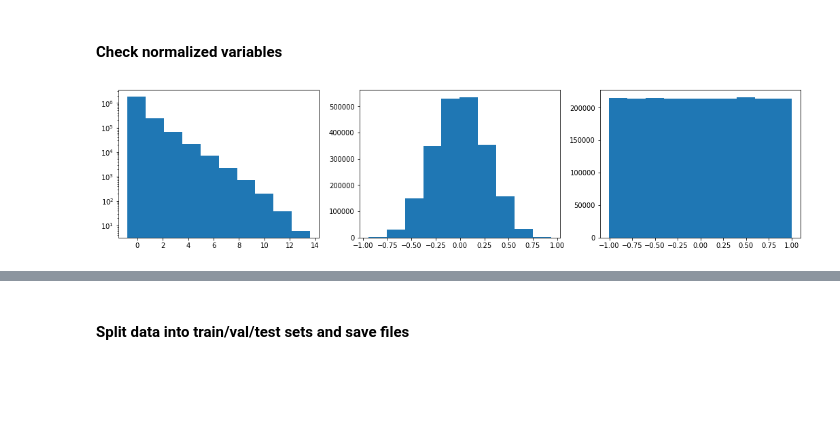
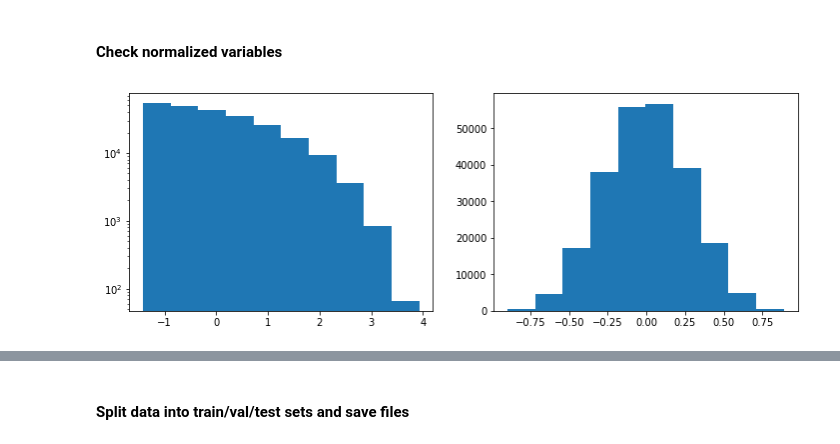
Before and after one commit to MLBasedJEC/DeepJEC, a Jupyter notebook: preprocess.ipynb, the cells around one changed output, grey strips where cells are left out. Drawn from its saved outputs; the diff is of its cells as text; code cells hidden in the pictures; blank space fills up the shorter version.

Commit message:
Added scaling of log10(pT) and normalizing of jet images

```diff
--- a/preprocess.ipynb
+++ b/preprocess.ipynb
@@ -53,24 +54,13 @@ def make_jet_images(df_jets, df_cands):
         y = df_cand_i['pfcand_phi']-df_cand_i['pfcand_phi'].iloc[0]
         weights = df_cand_i['pfcand_pt'] # pt of candidate is the weight
 
-        # Store values
-        x_coords.append(x)
-        y_coords.append(y)
-        w_values.append(weights)
-
         # Create a 2D histogram representing the jet image and then convert to an array
         hist, xedges, yedges = np.histogram2d(x.values, y.values, weights=weights, bins=(xbins,ybins))
         for ix in range(0,nx):
             for iy in range(0,ny):
                 jet_images[i,ix,iy,0] = hist[ix,iy]
 
-    # Store values for all jets
-    all_x = np.concatenate(x_coords)
-    all_y = np.concatenate(y_coords)
-    all_w = np.concatenate(w_values)
-    all_w /= njets # To get average values
-
-    return jet_images, [all_x, all_y, all_w]
+    return jet_images
 # %%
 def process_one(infile):
     start = time.clock()
@@ -82,16 +72,16 @@ def process_one(infile):
     df_jets = pd.DataFrame(data,columns=['run','lumi','event','met','sumet','rho','pthat','mcweight','njet','jet_pt','jet_eta','jet_phi','jet_E','jet_area','jet_jes','gen_pt','jet_gen_dr',
                                                   'chf','nhf','phf','elf','muf','hf_hf','hf_phf','hf_hm','hf_phm','chm','nhm','phm','elm','mum','beta','bstar','pfcand_ijet'])
     df_jets = df_jets.drop_duplicates()
-    df_jets = df_jets[(df_jets.jet_pt > 50)]
+    df_jets = df_jets[(df_jets.jet_pt > jet_pt_cut)]
 
     df_cands = pd.DataFrame(data, columns=['event', 'jet_pt', 'jet_eta', 'jet_phi','pfcand_pt', 'pfcand_eta', 'pfcand_phi', 'pfcand_id', 'pfcand_charge', 'pfcand_ijet'])
-    df_cands = df_cands[(df_cands.jet_pt > 50)]
+    df_cands = df_cands[(df_cands.jet_pt > jet_pt_cut)]
 
     # Add response to dataframe
     df_jets['jet_resp'] = df_jets['jet_pt']/df_jets['gen_pt']
 
     # Make jet images
-    jet_images, avg_image = make_jet_images(df_jets, df_cands)
+    jet_images = make_jet_images(df_jets, df_cands)
     # Add jet images to dataframe
     df_jets['jet_images'] = [x for x in jet_images]
 
@@ -105,7 +95,7 @@ def process_one(infile):
 # %% [markdown]
 #### Process each file individually
 # %%
-first_file, last_file = 1, 26
+first_file, last_file = 36, 38
 files = ['/cms-sc17/deepjec/{}PFJetsParams0_{}.npy'.format(radius, x) for x in range(first_file, last_file+1)]
 # %%
 for i, infile in enumerate(files, first_file):
@@ -288,6 +278,6 @@ plt.show()
 # %%
 from sklearn.preprocessing import StandardScaler
 scaler = StandardScaler()
-df_all['jet_pt'] = scaler.fit_transform(df_all['jet_pt'].values.reshape(-1,1))
+df_all['scaled_pt'] = scaler.fit_transform(np.log10(df_all['jet_pt']).values.reshape(-1,1))
 df_all['jet_eta'] /= 5.0
-df_all['jet_phi'] /= 3.14
+df_all['jet_images'] = df_all['jet_images']/df_all['jet_images'].apply(np.max)
@@ -298,14 +284,12 @@ pickle.dump(scaler, open('data/{}/scaler_{}.pkl'.format(radius, radius),'wb'))
 # %% [markdown]
 #### Check normalized variables
 # %%
-plt.figure(figsize=(18, 4))
-plt.subplot(1,3,1)
-plt.hist(df_all['jet_pt'])
+plt.figure(figsize=(12, 4))
+plt.subplot(1,2,1)
+plt.hist(df_all['scaled_pt'])
 plt.yscale('log')
-plt.subplot(1,3,2)
+plt.subplot(1,2,2)
 plt.hist(df_all['jet_eta'])
-plt.subplot(1,3,3)
-plt.hist(df_all['jet_phi'])
 plt.show()
 # %% [output]
-[figure, old version]
+[figure, new version]
```
Also changed, not shown: parts of 19 cells of this notebook, 2 other files.
